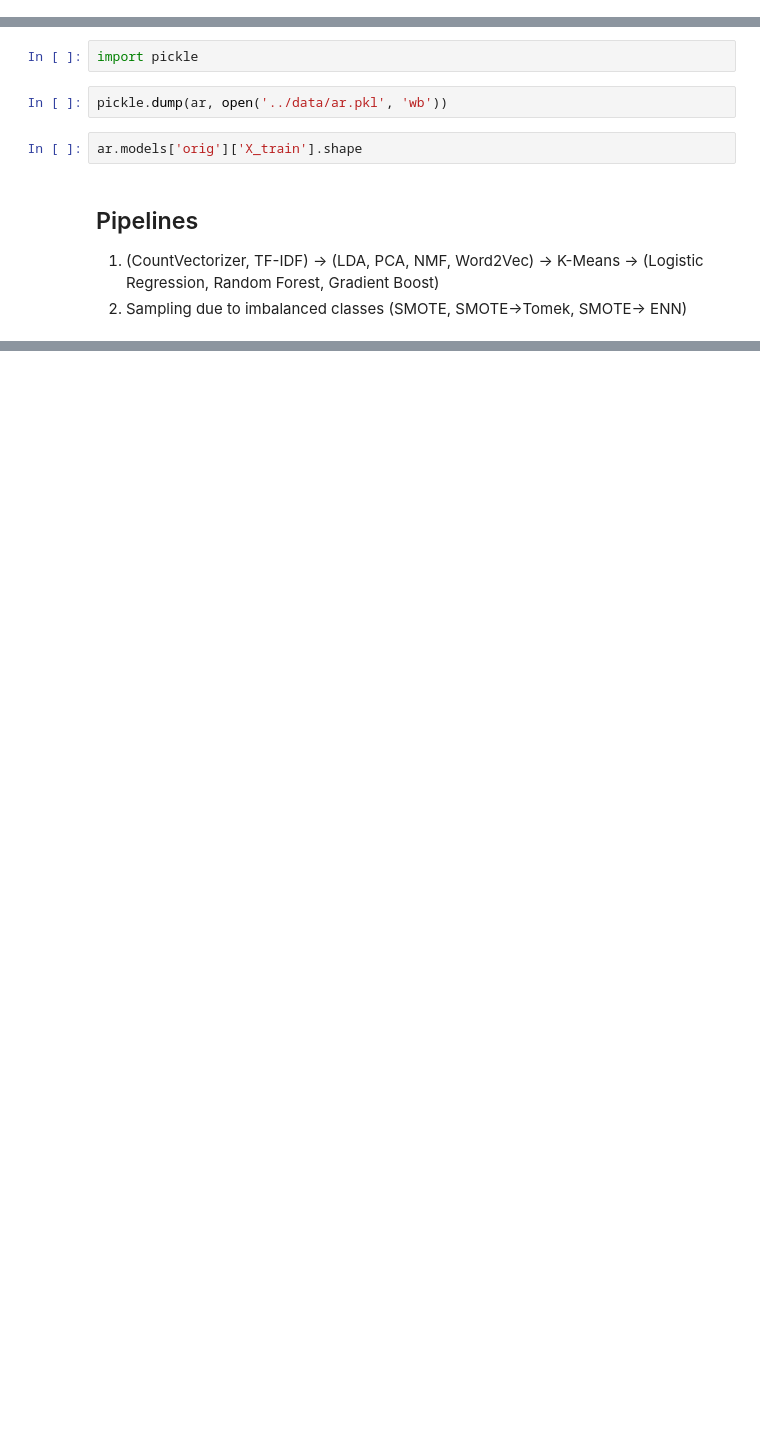
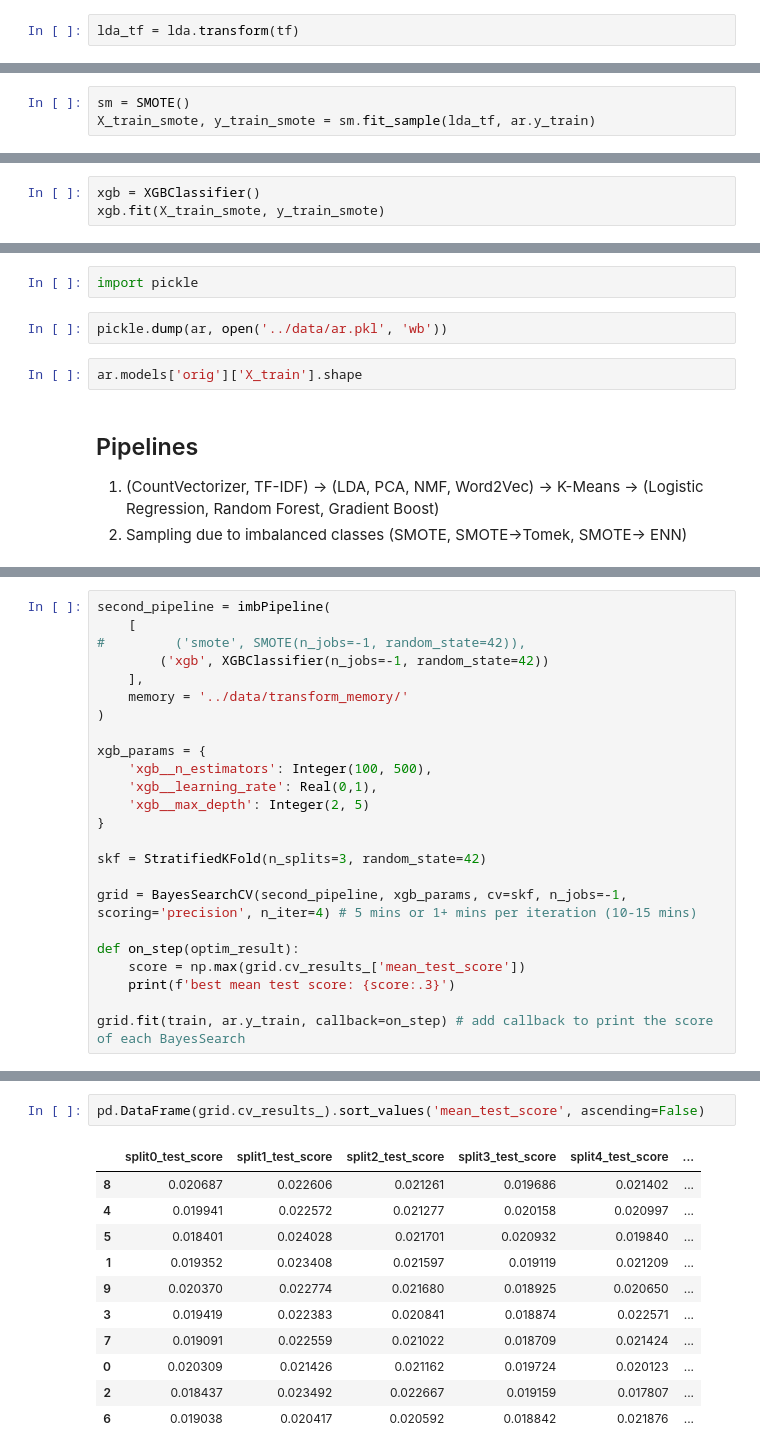
Before and after one commit to jason-sa/amazon_product_trend_classification, a Jupyter notebook: py_files/AmazonReviews.ipynb, the cells around one changed output, grey strips where cells are left out. Drawn from its saved outputs; the diff is of its cells as text; blank space fills up the shorter version.

```diff
--- a/py_files/AmazonReviews.ipynb
+++ b/py_files/AmazonReviews.ipynb
@@ -327,0 +289,2 @@ ar.models['count_1_gram']['X_train'].shape
+# %%
+lda_tf = lda.transform(tf)
@@ -327,0 +297,3 @@ ar.models['count_1_gram']['X_train'].shape
+# %%
+sm = SMOTE()
+X_train_smote, y_train_smote = sm.fit_sample(lda_tf, ar.y_train)
@@ -327,0 +304,3 @@ ar.models['count_1_gram']['X_train'].shape
+# %%
+xgb = XGBClassifier()
+xgb.fit(X_train_smote, y_train_smote)
@@ -344,0 +599,24 @@ ar.models['orig']['X_train'].shape
+# %%
+second_pipeline = imbPipeline(
+    [
+#         ('smote', SMOTE(n_jobs=-1, random_state=42)),
+        ('xgb', XGBClassifier(n_jobs=-1, random_state=42))
+    ],
+    memory = '../data/transform_memory/'
+)
+
+xgb_params = {
+    'xgb__n_estimators': Integer(100, 500),
+    'xgb__learning_rate': Real(0,1),
+    'xgb__max_depth': Integer(2, 5)
+}
+
+skf = StratifiedKFold(n_splits=3, random_state=42)
+
+grid = BayesSearchCV(second_pipeline, xgb_params, cv=skf, n_jobs=-1, scoring='precision', n_iter=4) # 5 mins or 1+ mins per iteration (10-15 mins)
+
+def on_step(optim_result):
+    score = np.max(grid.cv_results_['mean_test_score'])
+    print(f'best mean test score: {score:.3}')
+
+grid.fit(train, ar.y_train, callback=on_step) # add callback to print the score of each BayesSearch
@@ -344,0 +758,14 @@ ar.models['orig']['X_train'].shape
+# %%
+pd.DataFrame(grid.cv_results_).sort_values('mean_test_score', ascending=False)
+# %% [output]
+|  | split0_test_score | split1_test_score | split2_test_score | split3_test_score | split4_test_score | ... |
+| 8 | 0.020687 | 0.022606 | 0.021261 | 0.019686 | 0.021402 | ... |
+| 4 | 0.019941 | 0.022572 | 0.021277 | 0.020158 | 0.020997 | ... |
+| 5 | 0.018401 | 0.024028 | 0.021701 | 0.020932 | 0.019840 | ... |
+| 1 | 0.019352 | 0.023408 | 0.021597 | 0.019119 | 0.021209 | ... |
+| 9 | 0.020370 | 0.022774 | 0.021680 | 0.018925 | 0.020650 | ... |
+| 3 | 0.019419 | 0.022383 | 0.020841 | 0.018874 | 0.022571 | ... |
+| 7 | 0.019091 | 0.022559 | 0.021022 | 0.018709 | 0.021424 | ... |
+| 0 | 0.020309 | 0.021426 | 0.021162 | 0.019724 | 0.020123 | ... |
+| 2 | 0.018437 | 0.023492 | 0.022667 | 0.019159 | 0.017807 | ... |
+| 6 | 0.019038 | 0.020417 | 0.020592 | 0.018842 | 0.021876 | ... |
```
Also changed, not shown: parts of 91 cells of this notebook, 4 other files.
